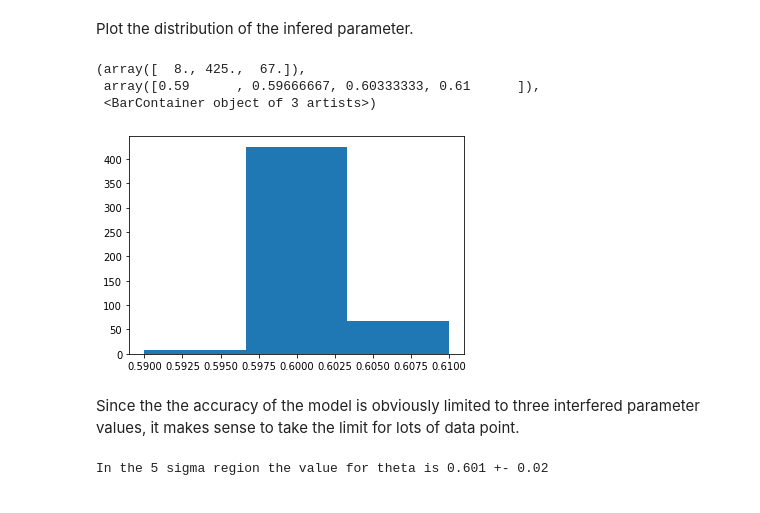
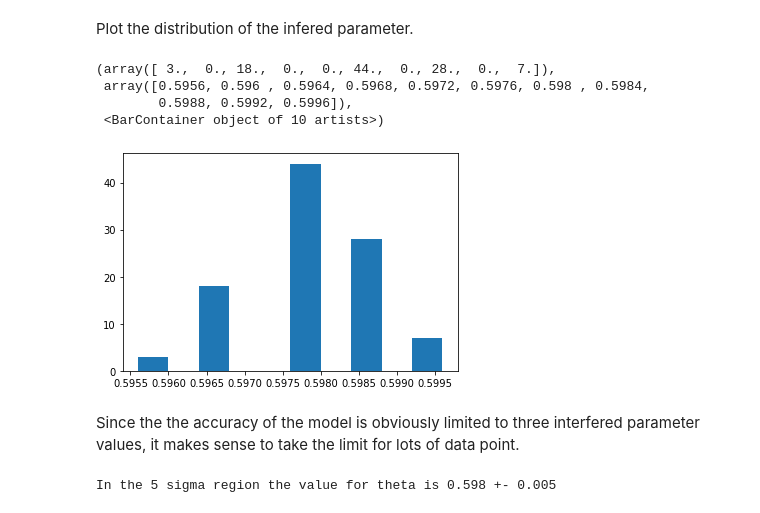
Before and after one commit to leonrenn/datascience_seminar, a Jupyter notebook: ParameterizedNeuralNetwork/1D/parameter_inference_1d.ipynb, the cells around one changed output. Saved outputs shown, nothing was run; the diff lists cells and outputs as text; code cells hidden in the pictures.

```diff
--- a/ParameterizedNeuralNetwork/1D/parameter_inference_1d.ipynb
+++ b/ParameterizedNeuralNetwork/1D/parameter_inference_1d.ipynb
@@ -97,12 +98,12 @@ In the frequentist approach this is done multiple times to evaluate the mean and
 # %%
 # theta in the frequentist approach
 theta_data = []
-for _ in range(500):
+for _ in range(100):
 
     # copy code from above and do the same thing for lots of random distributions.
 
     # size of true signal
-    size_true = 100 # instead of many samples one could plot lots of small parabolas and afterwards take the mean of all parabolas
+    size_true = 1000 # instead of many samples one could plot lots of small parabolas and afterwards take the mean of all parabolas
 
     # parameter mean that should be infered on
     true_signal = 0.600
@@ -146,16 +147,17 @@ for _ in range(500):
 
     # find the minimu
     val, idx = min((val, idx) for (idx, val) in enumerate(nllr))
-    theta_data.append(np.round(signals[idx], 2))
+    theta_data.append(np.round(signals[idx], 5))
 # %% [markdown]
 Plot the distribution of the infered parameter.
 # %%
-plt.hist(theta_data, bins=3)
+plt.hist(theta_data)
 # %% [output]
-(array([  8., 425.,  67.]),
- array([0.59      , 0.59666667, 0.60333333, 0.61      ]),
- <BarContainer object of 3 artists>)
+(array([ 3.,  0., 18.,  0.,  0., 44.,  0., 28.,  0.,  7.]),
+ array([0.5956, 0.596 , 0.5964, 0.5968, 0.5972, 0.5976, 0.598 , 0.5984,
+        0.5988, 0.5992, 0.5996]),
+ <BarContainer object of 10 artists>)
-[figure, old version]
+[figure, new version]
 # %% [markdown]
 Since the the accuracy of the model is obviously limited to three interfered parameter values, it makes sense to take the limit for lots of data point.
 # %%
@@ -164,4 +166,4 @@ std = np.round(np.std(theta_data),3)
 
 print(f"In the 5 sigma region the value for theta is {mean_theta} +- {5 * std}")
 # %% [output]
-In the 5 sigma region the value for theta is 0.601 +- 0.02
+In the 5 sigma region the value for theta is 0.598 +- 0.005
```
Also changed, not shown: parts of 2 cells of this notebook, 6 other files.
